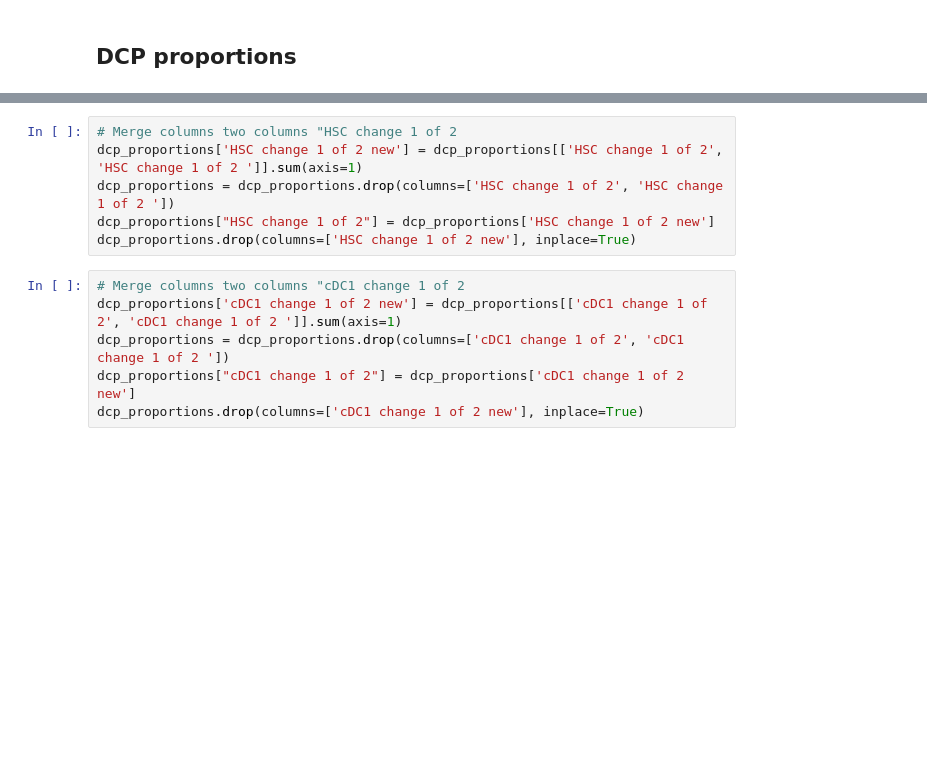
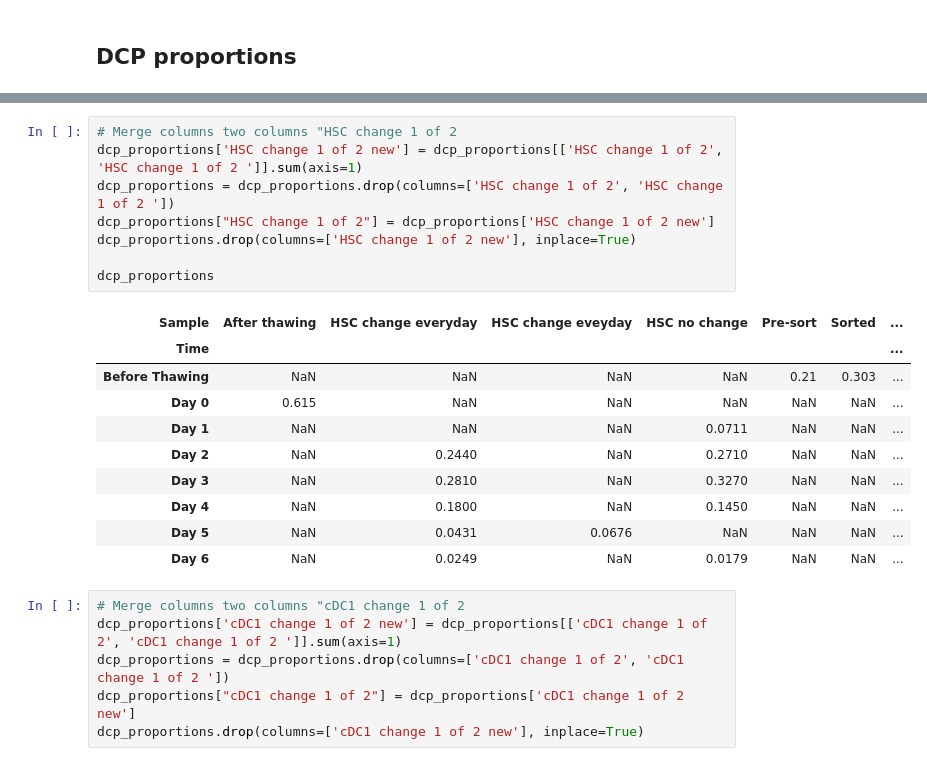
Before and after one commit to AlexiaGiroud/ThawingDCPs, a Jupyter notebook: try 1/graphs.ipynb, the cells around one changed output, grey strips where cells are left out. Saved outputs shown, nothing was run; the diff lists cells and outputs as text; blank space fills up the shorter version.

```diff
--- a/graphs.ipynb
+++ b/try 1/graphs.ipynb
@@ -99,9 +99,22 @@ dcp_proportions
 # %%
 # Merge columns two columns "HSC change 1 of 2
 dcp_proportions['HSC change 1 of 2 new'] = dcp_proportions[['HSC change 1 of 2', 'HSC change 1 of 2 ']].sum(axis=1)
 dcp_proportions = dcp_proportions.drop(columns=['HSC change 1 of 2', 'HSC change 1 of 2 '])
 dcp_proportions["HSC change 1 of 2"] = dcp_proportions['HSC change 1 of 2 new']
 dcp_proportions.drop(columns=['HSC change 1 of 2 new'], inplace=True)
+
+dcp_proportions
+# %% [output]
+| Sample | After thawing | HSC change everyday | HSC change eveyday | HSC no change | Pre-sort | Sorted | ... |
+| Time |  |  |  |  |  |  | ... |
+| Before Thawing | NaN | NaN | NaN | NaN | 0.21 | 0.303 | ... |
+| Day 0 | 0.615 | NaN | NaN | NaN | NaN | NaN | ... |
+| Day 1 | NaN | NaN | NaN | 0.0711 | NaN | NaN | ... |
+| Day 2 | NaN | 0.2440 | NaN | 0.2710 | NaN | NaN | ... |
+| Day 3 | NaN | 0.2810 | NaN | 0.3270 | NaN | NaN | ... |
+| Day 4 | NaN | 0.1800 | NaN | 0.1450 | NaN | NaN | ... |
+| Day 5 | NaN | 0.0431 | 0.0676 | NaN | NaN | NaN | ... |
+| Day 6 | NaN | 0.0249 | NaN | 0.0179 | NaN | NaN | ... |
 # %%
 # Merge columns two columns "cDC1 change 1 of 2
 dcp_proportions['cDC1 change 1 of 2 new'] = dcp_proportions[['cDC1 change 1 of 2', 'cDC1 change 1 of 2 ']].sum(axis=1)
```
Also changed, not shown: parts of 2 cells of this notebook, 4 other files.
